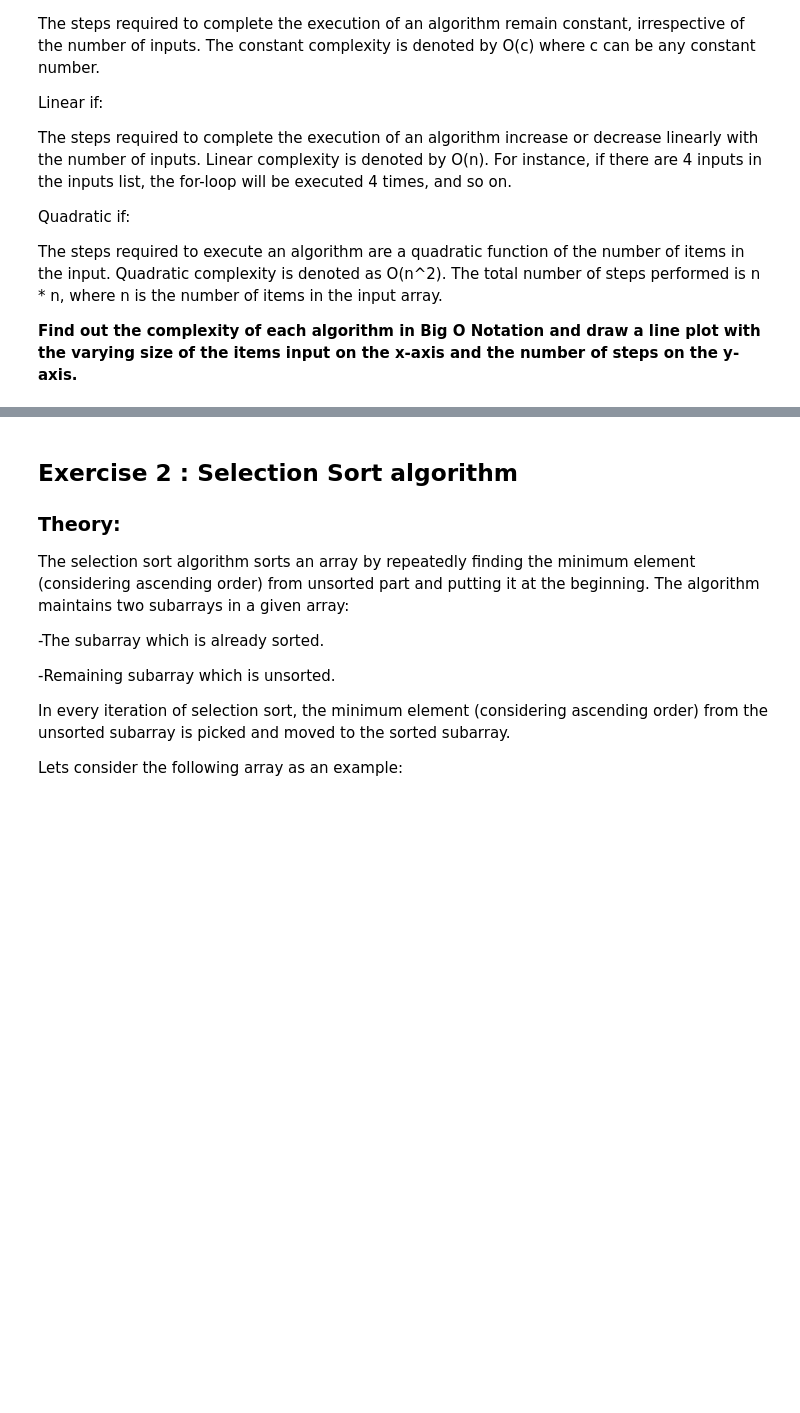
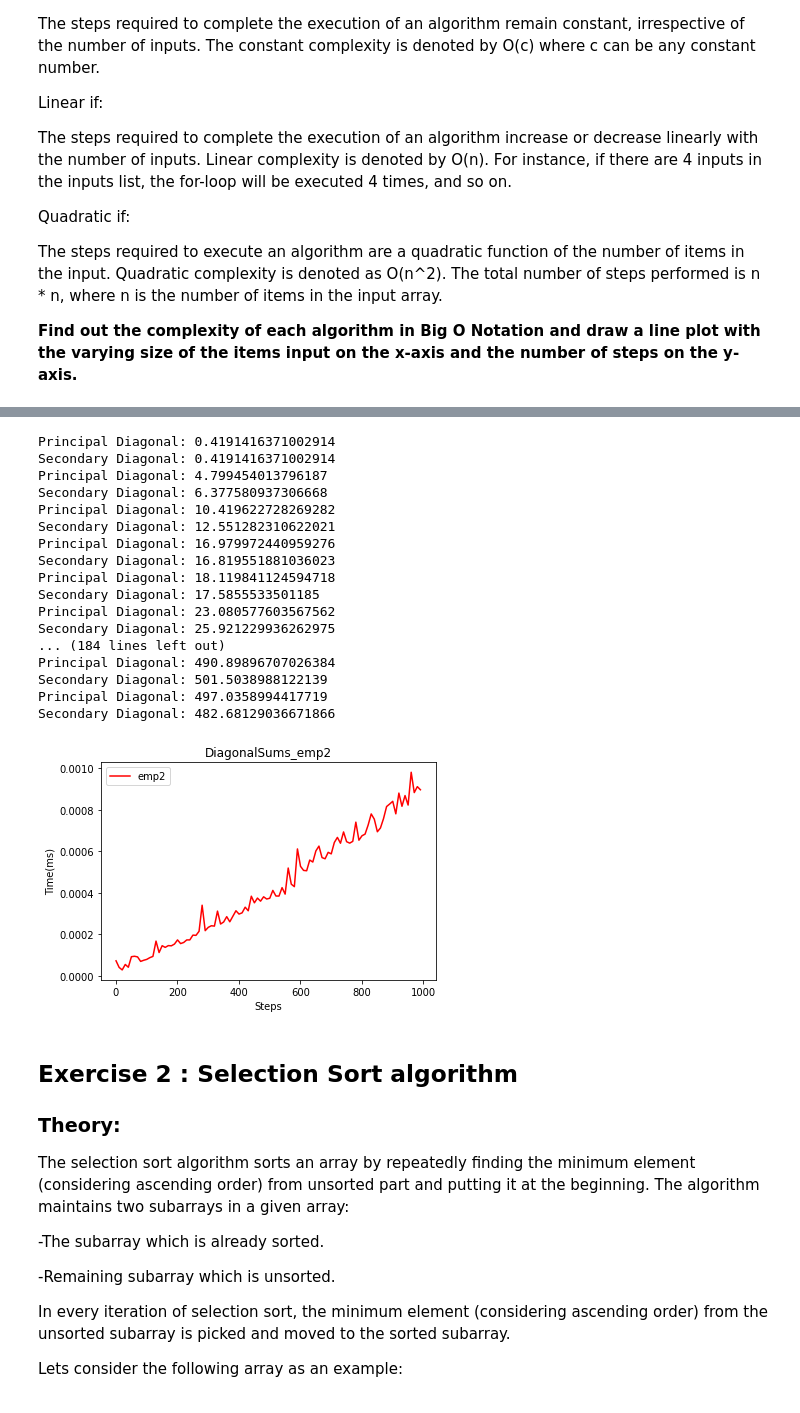
Before and after one commit to federico-serron/algorithm-optimization-project-machine-learning, a Jupyter notebook: notebook/problems.ipynb, the cells around one changed output, grey strips where cells are left out. Drawn from its saved outputs; the diff is of its cells as text; code cells hidden in the pictures; blank space fills up the shorter version.

```diff
--- a/notebook/problems.ipynb
+++ b/notebook/problems.ipynb
@@ -228,6 +226,34 @@ Secondary Diagonal: 484.7676804163408
 # %%
 # Write the time complexity in Big O notation for the second employee's algorithm
 # CODE HERE TO MAKE A PLOT FOR THE SECOND EMPLOYEE'S SOLUTION
+times_emp_2 = emp_function(DiagonalSums_emp2, data)
+
+# Creating plot
+plt.plot(data, times_emp_2, color='r', label='emp2')
+plt.xlabel('Steps')
+plt.ylabel('Time(ms)')
+plt.title('DiagonalSums_emp2')
+plt.legend()
+plt.show()
+# %% [output]
+Principal Diagonal: 0.4191416371002914
+Secondary Diagonal: 0.4191416371002914
+Principal Diagonal: 4.799454013796187
+Secondary Diagonal: 6.377580937306668
+Principal Diagonal: 10.419622728269282
+Secondary Diagonal: 12.551282310622021
+Principal Diagonal: 16.979972440959276
+Secondary Diagonal: 16.819551881036023
+Principal Diagonal: 18.119841124594718
+Secondary Diagonal: 17.5855533501185
+Principal Diagonal: 23.080577603567562
+Secondary Diagonal: 25.921229936262975
+... (184 lines left out)
+Principal Diagonal: 490.89896707026384
+Secondary Diagonal: 501.5038988122139
+Principal Diagonal: 497.0358994417719
+Secondary Diagonal: 482.68129036671866
+[figure, added]
 # %% [markdown]
 ## Exercise 2 : Selection Sort algorithm
 
```
Also changed, not shown: parts of 4 cells of this notebook.
